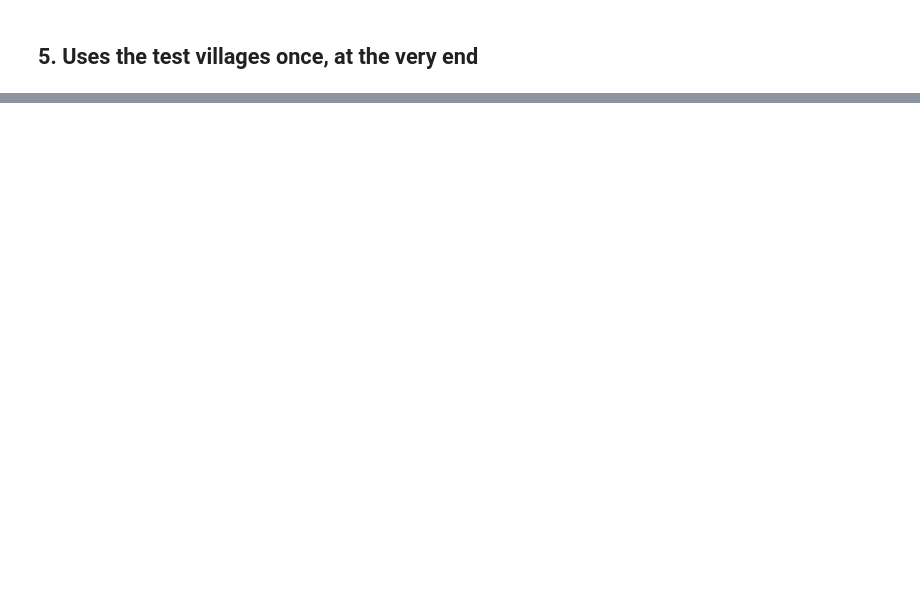
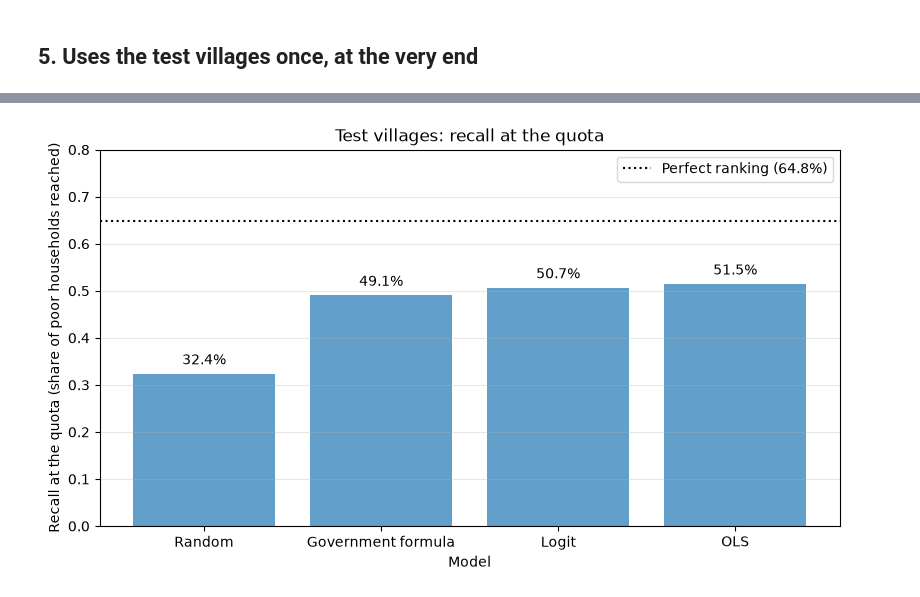
Before and after one commit to StellaI-G/Project_Group0, a Jupyter notebook: notebooks/05_evaluation.ipynb, the cells around one changed output, grey strips where cells are left out. Cells and saved outputs as stored; diff of their text form; code cells hidden in the pictures; blank space fills up the shorter version.

Commit message:
05: final test (OLS 51.5% vs gov 49.1%)

```diff
--- a/notebooks/05_evaluation.ipynb
+++ b/notebooks/05_evaluation.ipynb
@@ -224,0 +229,7 @@ plt.show()
+# %%
+# Test villages: the same 53 columns as in training
+X_test = test[features].astype(float)
+test_eval = test.copy()     # copy, so the original test table is not changed
+
+print("test:", test.shape, "| villages:", test["hhea"].nunique())
+print("no village in both:", set(train["hhea"]).isdisjoint(test["hhea"]))       # must be True
@@ -224,0 +319,20 @@ plt.show()
+# %%
+order = ["Random", "Government formula", "Logit", "OLS"]
+values = test_results.loc[order, "recall"]
+
+fig, ax = plt.subplots(figsize=(8, 4.5), layout="constrained")
+ax.bar(order, values, alpha=0.7)
+ax.axhline(t_perfect, color="black", linestyle=":", label=f"Perfect ranking ({t_perfect:.1%})")     # the ceiling
+for i, v in enumerate(values):
+    ax.text(i, v + 0.02, f"{v:.1%}", ha="center")       # value above each bar
+
+ax.set_ylim(0, 0.8)
+ax.set_xlabel("Model")
+ax.set_ylabel("Recall at the quota (share of poor households reached)")
+ax.set_title("Test villages: recall at the quota")
+ax.grid(axis="y", alpha=0.3)
+ax.legend()
+plt.savefig("../outputs/figures/final_test_recall.png", dpi=200, bbox_inches="tight")
+plt.show()
+# %% [output]
+[figure, added]
```
Also changed, not shown: parts of 8 cells of this notebook, 1 other file.
